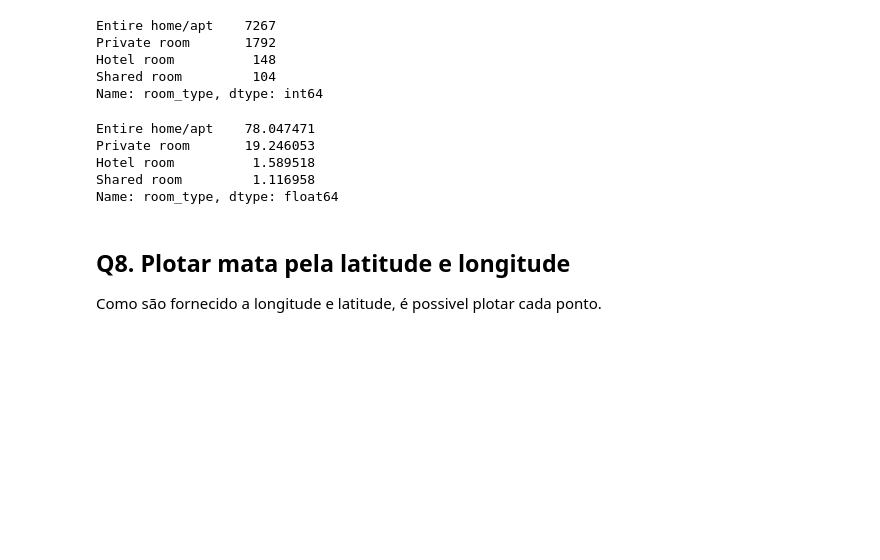
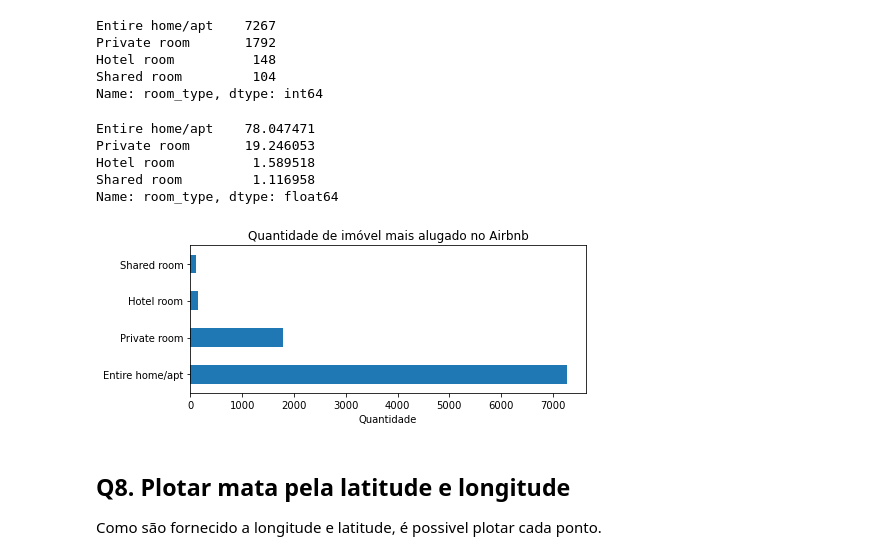
Before and after one commit to villani31/Analise_Airbnb, a Jupyter notebook: Projeto - Analise de dados Airbnb_V2.ipynb, the cells around one changed output. Cells and saved outputs as stored; diff of their text form; code cells hidden in the pictures; blank space fills up the shorter version.

```diff
--- a/Projeto - Analise de dados Airbnb_V2.ipynb
+++ b/Projeto - Analise de dados Airbnb_V2.ipynb
@@ -449,6 +449,15 @@ Private room       19.246053
 Hotel room          1.589518
 Shared room         1.116958
 Name: room_type, dtype: float64
+# %%
+# plot mostrar a queantidade de imóvel mais alugado
+fig, ax = plt.subplots(figsize=(7,3))
+df_clean.room_type.value_counts().plot(kind='barh')
+ax.set_title('Quantidade de imóvel mais alugado no Airbnb')
+ax.set_xlabel('Quantidade')
+plt.tight_layout()
+# %% [output]
+[figure, added]
 # %% [markdown]
 ## Q8. Plotar mata pela latitude e longitude
 
```
Also changed, not shown: parts of 4 cells of this notebook.
